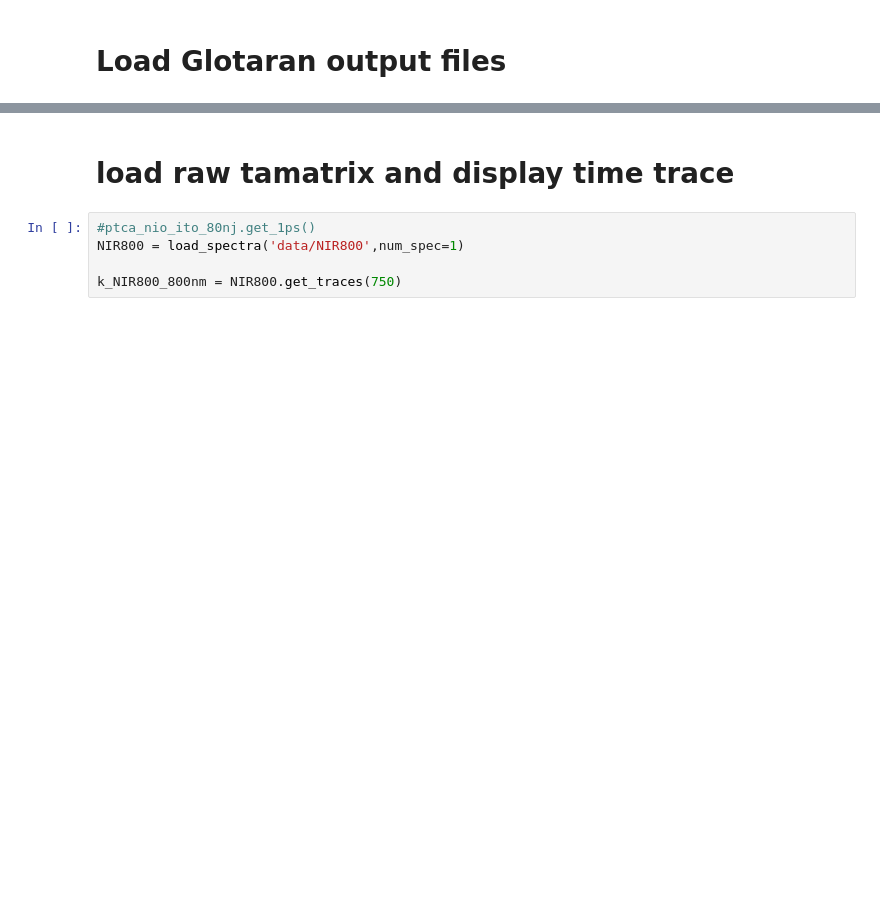
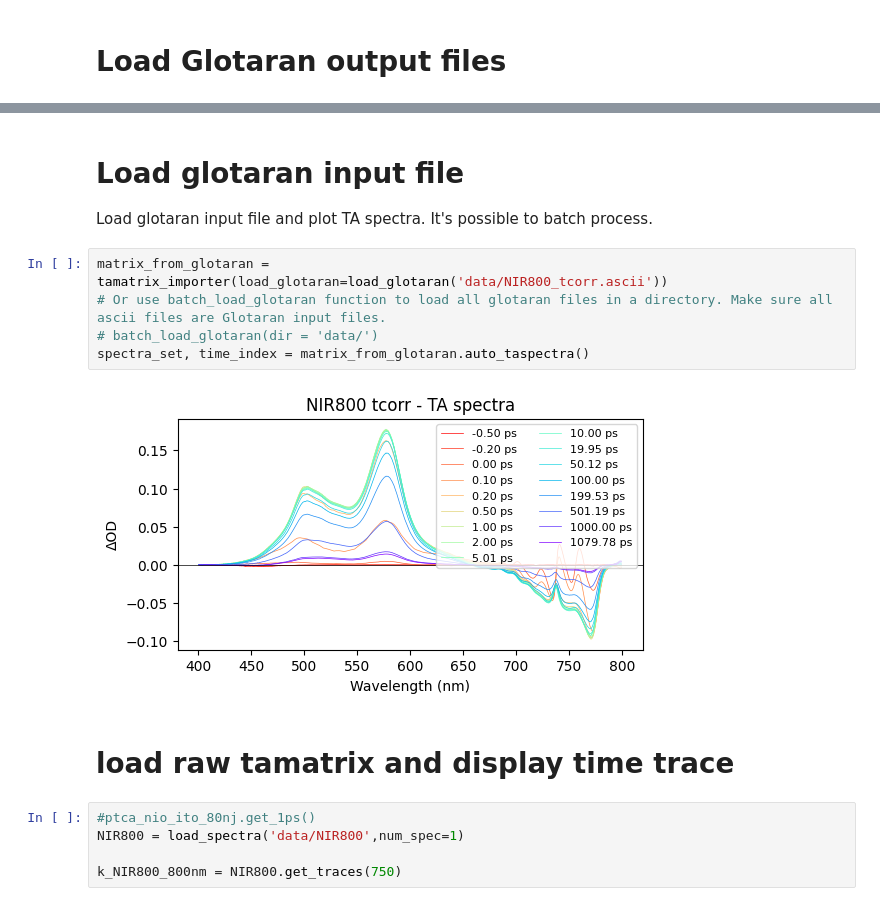
Before and after one commit to Alchemist-Aloha/TA_Analyzer, a Jupyter notebook: ta_analyzer.ipynb, the cells around one changed output, grey strips where cells are left out. Saved outputs shown, nothing was run; the diff lists cells and outputs as text; blank space fills up the shorter version.

```diff
--- a/ta_analyzer.ipynb
+++ b/ta_analyzer.ipynb
@@ -63,3 +109,13 @@ nir800_glotaran_output.plot_trace_fit(wavelength_select=[500,575,750],tmax=1000)
+# %% [markdown]
+# Load glotaran input file
+Load glotaran input file and plot TA spectra. It's possible to batch process.
+# %%
+matrix_from_glotaran = tamatrix_importer(load_glotaran=load_glotaran('data/NIR800_tcorr.ascii'))
+# Or use batch_load_glotaran function to load all glotaran files in a directory. Make sure all ascii files are Glotaran input files.
+# batch_load_glotaran(dir = 'data/')
+spectra_set, time_index = matrix_from_glotaran.auto_taspectra()
+# %% [output]
+[figure, added]
 # %% [markdown]
 # load raw tamatrix and display time trace
 # %%
```
Also changed, not shown: parts of 10 cells of this notebook, 2 other files.
